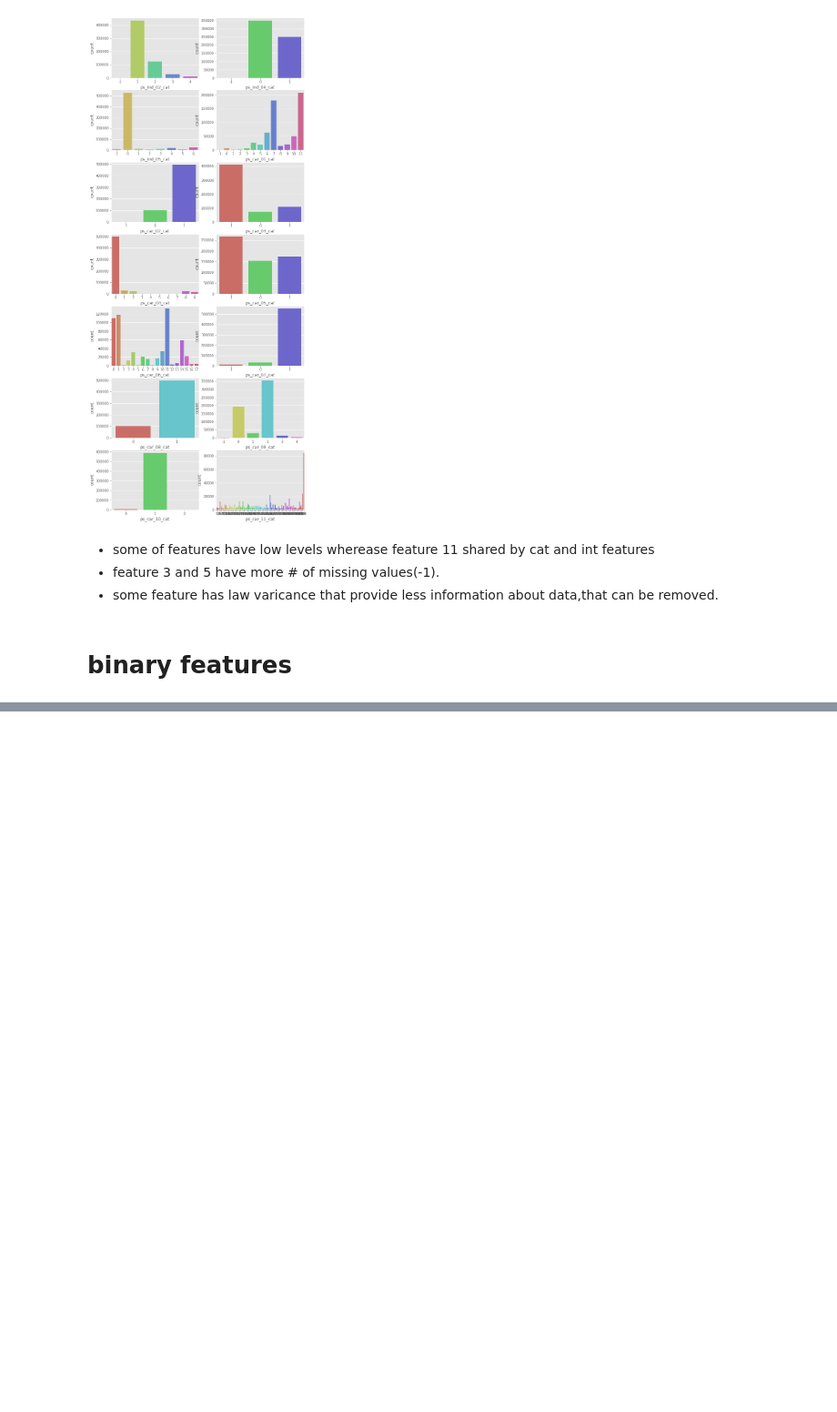
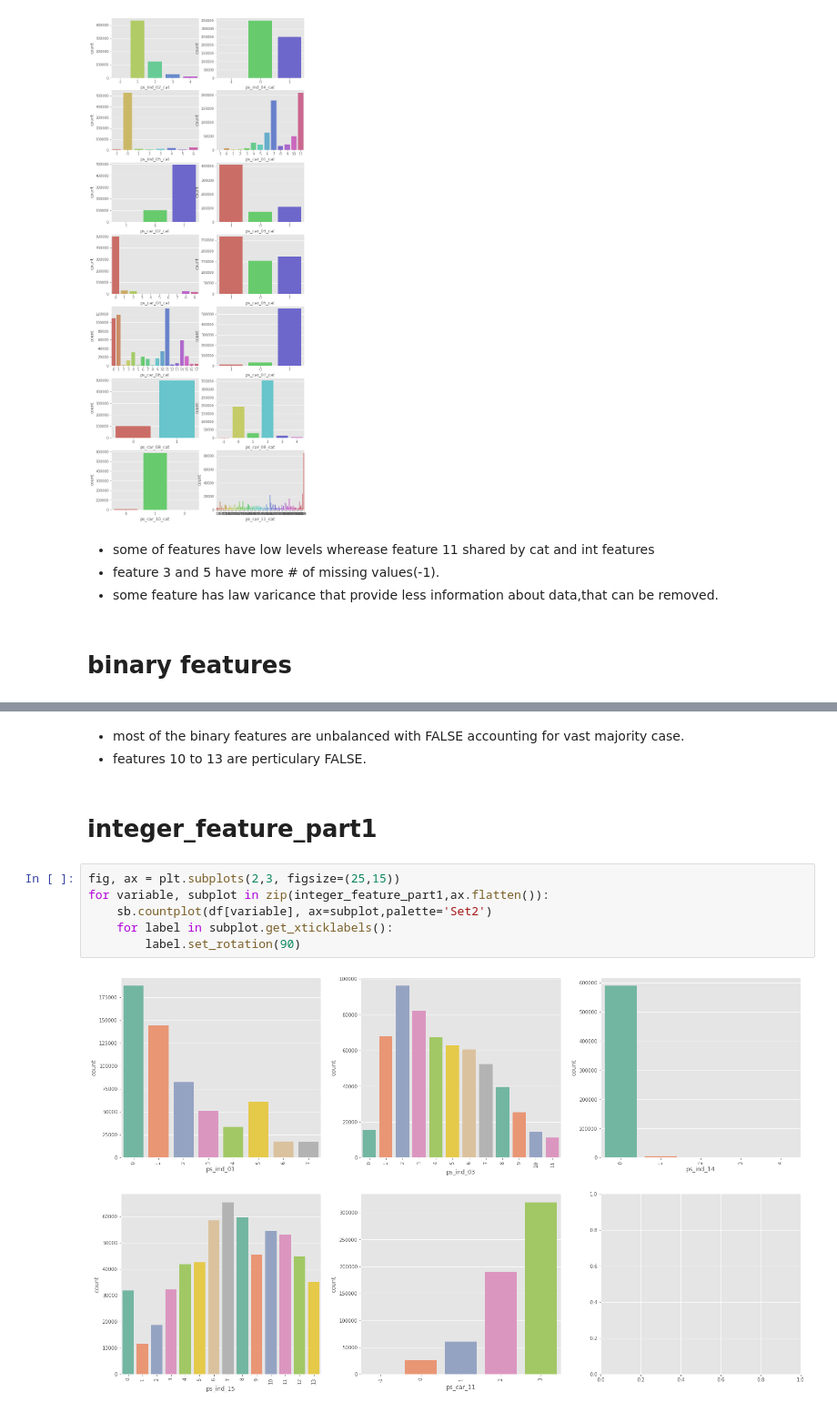
Before and after one commit to KrishnaDesai16/InsuranceClaimPrediction, a Jupyter notebook: InsuranceClaimPrediction.ipynb, the cells around one changed output, grey strips where cells are left out. Shown at 91% size. Saved outputs shown, nothing was run; the diff lists cells and outputs as text; blank space fills up the shorter version.

```diff
--- a/InsuranceClaimPrediction.ipynb
+++ b/InsuranceClaimPrediction.ipynb
@@ -130,0 +129,13 @@ for variable, subplot in zip(binary_features, ax.flatten()):
+# %% [markdown]
+- most of the binary features are unbalanced with FALSE accounting for vast majority case.
+- features 10 to 13 are perticulary FALSE.
+# %% [markdown]
+# integer_feature_part1
+# %%
+fig, ax = plt.subplots(2,3, figsize=(25,15))
+for variable, subplot in zip(integer_feature_part1,ax.flatten()):
+    sb.countplot(df[variable], ax=subplot,palette='Set2')
+    for label in subplot.get_xticklabels():
+        label.set_rotation(90)
+# %% [output]
+[figure, added]
```
Also changed, not shown: parts of 2 cells of this notebook.
